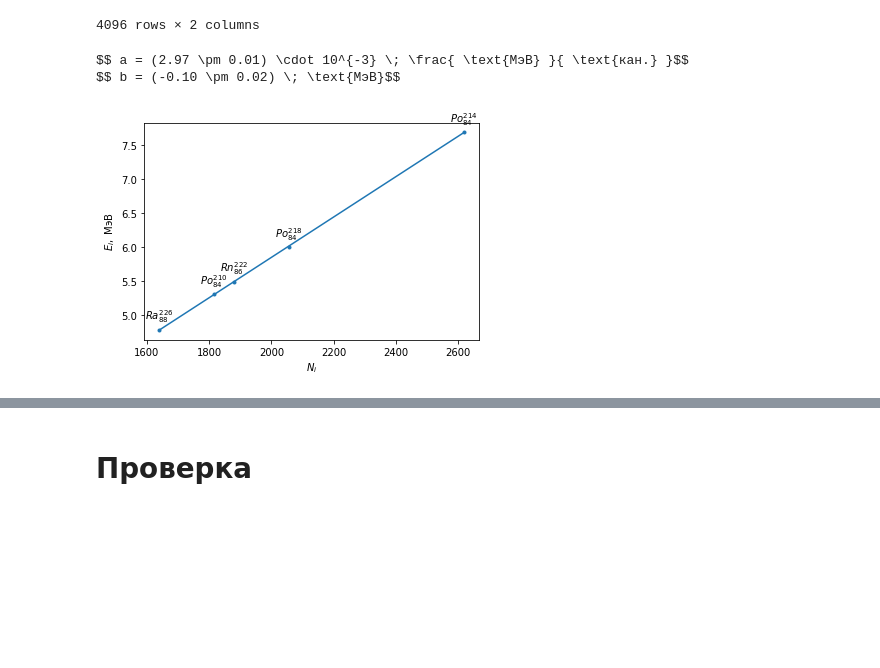
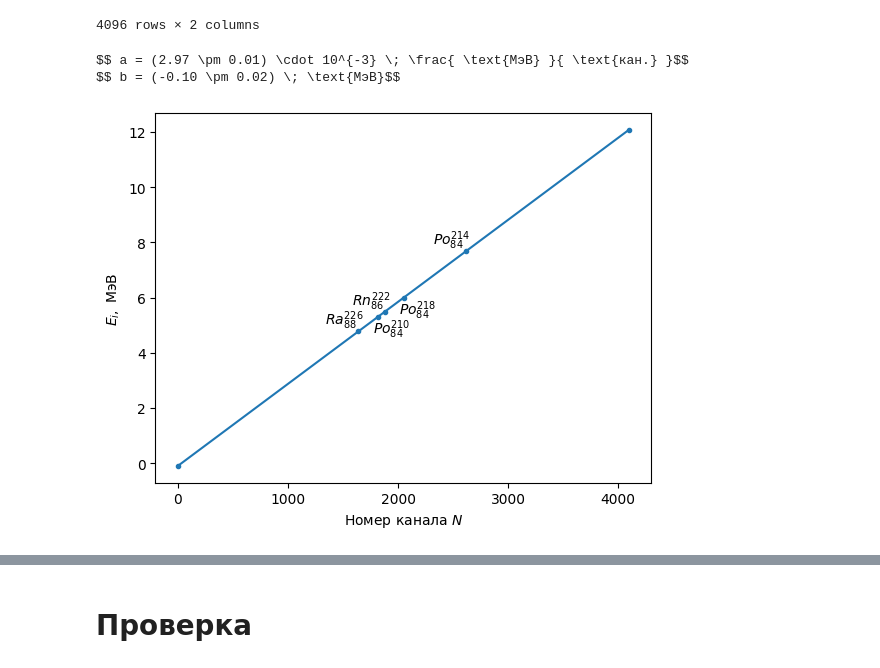
Before and after one commit to futherus/mipt_lab, a Jupyter notebook: 5.5.2A/Dedkov_Maslov/552A.ipynb, the cells around one changed output, grey strips where cells are left out. Saved outputs shown, nothing was run; the diff lists cells and outputs as text; code cells hidden in the pictures; blank space fills up the shorter version.

```diff
--- a/5.5.2A/Dedkov_Maslov/552A.ipynb
+++ b/5.5.2A/Dedkov_Maslov/552A.ipynb
@@ -57,17 +57,27 @@ energy = np.array([4.784, 5.304, 5.490, 6.002, 7.687])
 channels = data['Ra']['channel'].dropna()
 elems = data['Ra']['elem']
 
-
-X, Y, equ = mipt.plot(channels, energy)
-
+X = channels
+Y = energy
+#_x, _y, equ = mipt.plot(X, Y)
 
 for i in range(X.size):
     label = "${}$".format(elems[i])
 
+    distx = -10
+    disty = 5
+    if (i % 2 == 1):
+        disty = -12
+        distx = 10
+    #distx = 0
+    #disty = 10
+    #if (i == X.size - 1):
+    #    disty = -20
+
     plt.annotate(label, # this is the text
                  (X[i], Y[i]), # these are the coordinates to position the label
                  textcoords="offset points", # how to position the text
-                 xytext=(0,10), # distance from text to points (x,y)
+                 xytext=(distx,disty), # distance from text to points (x,y)
                  ha='center',
                  zorder=-1) # horizontal alignment can be left, right or center
 
@@ -81,35 +91,39 @@ energy_coeff_err = mipt.mnk(X, Y).data['da'][0]
 mnk_tab = mipt.mnk(X, Y).data
 
 A = mnk_tab['a'][0]
 B = mnk_tab['b'][0]
 dA = mnk_tab['da'][0]
 dB = mnk_tab['db'][0]
 
 print('$$ a = ({:.2f} \\pm {:.2f}) \\cdot 10^{{-3}} \\; \\frac{{ \\text{{МэВ}} }}{{ \\text{{кан.}} }}$$'
       .format(A * 1000, dA * 1000))
 
 print('$$ b = ({:.2f} \\pm {:.2f}) \\; \\text{{МэВ}}$$'
       .format(B, dB))
 
 #(energy_coeff * 2055 - 6.002) / 6.002
 
 
 def calc_energy(x, dx):
     return A*x + B, np.linalg.norm([x*dA, dB, A*dx])
 
 mnk_tab
 
+X = np.array([0] + list(X) + [4096])
+Y = np.array([B] + list(Y) + [A * 4096 + B])
+_x, _y, equ = mipt.plot(X, Y)
+
 #mnk_tab.to_latex('gen/')
 
-plt.xlabel(r"$N_i$")
+plt.xlabel(r"Номер канала $N$")
 plt.ylabel(r"$E_i,$ МэВ")
 
 # plt.legend()
 plt.savefig('gen/fig-w-channel.pdf')
 # %% [output]
 $$ a = (2.97 \pm 0.01) \cdot 10^{-3} \; \frac{ \text{МэВ} }{ \text{кан.} }$$
 $$ b = (-0.10 \pm 0.02) \; \text{МэВ}$$
-[figure, old version]
+[figure, new version]
 # %%
 
 
```
Also changed, not shown: parts of 25 cells of this notebook, 22 other files.
